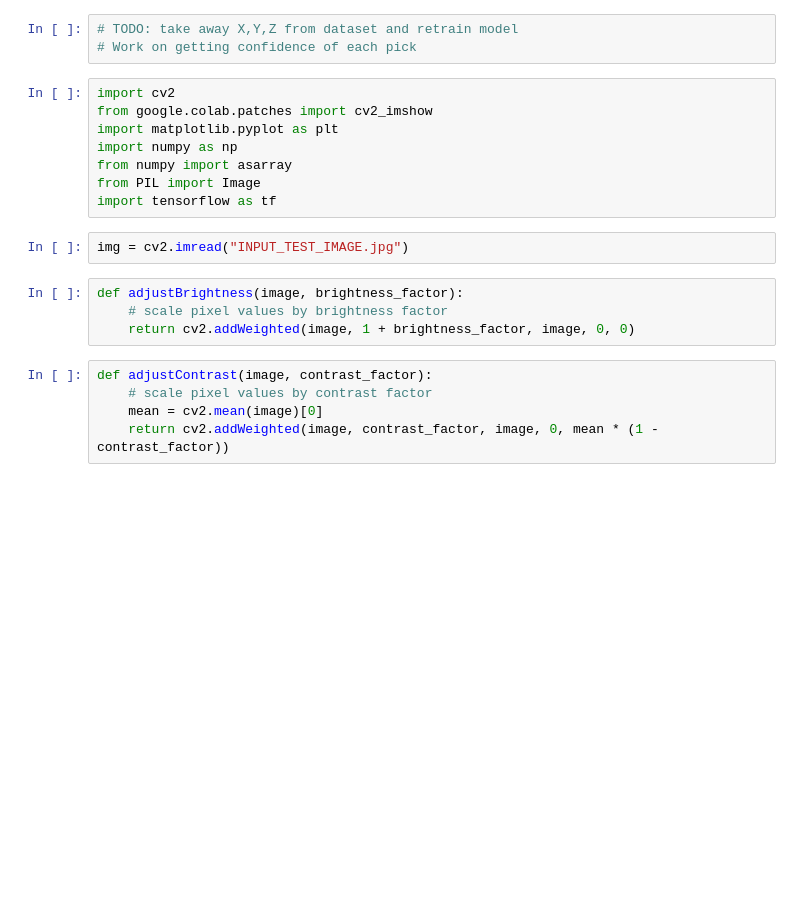
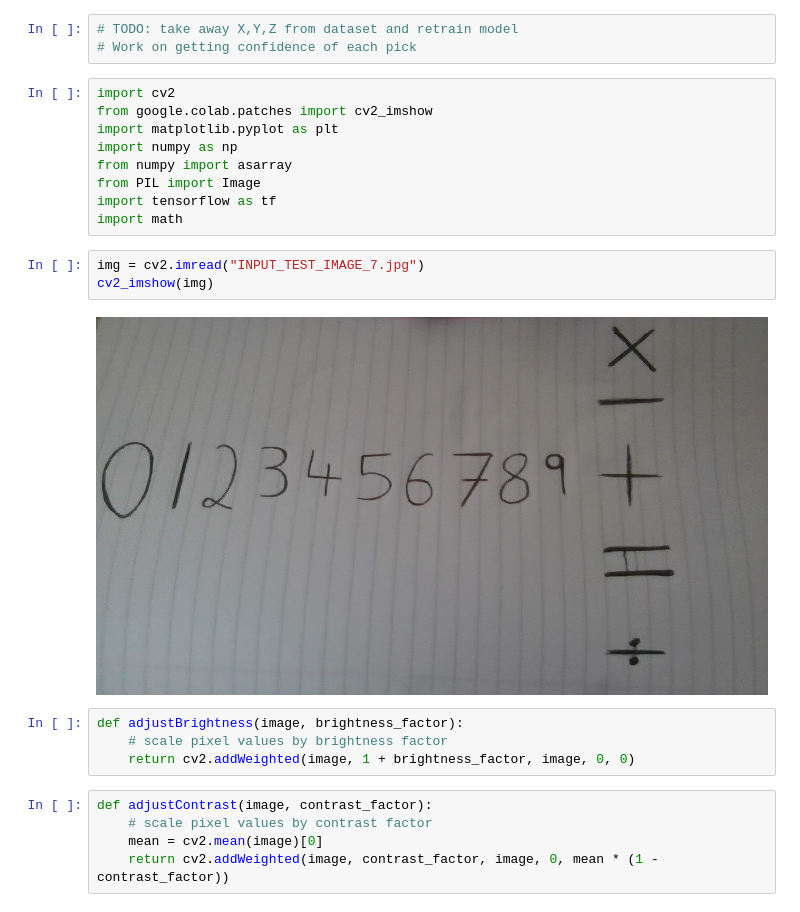
Before and after one commit to thomas-c-reid/TensorflowMathDetection, a Jupyter notebook: Image_recognition.ipynb, the cells around one changed output. Cells and saved outputs as stored; diff of their text form; blank space fills up the shorter version.

```diff
--- a/Image_recognition.ipynb
+++ b/Image_recognition.ipynb
@@ -9,8 +9,12 @@ import numpy as np
 from numpy import asarray
 from PIL import Image
 import tensorflow as tf
+import math
 # %%
-img = cv2.imread("INPUT_TEST_IMAGE.jpg")
+img = cv2.imread("INPUT_TEST_IMAGE_7.jpg")
+cv2_imshow(img)
+# %% [output]
+[figure, added]
 # %%
 def adjustBrightness(image, brightness_factor):
     # scale pixel values by brightness factor
```
Also changed, not shown: parts of 10 cells of this notebook, 8 other files.
